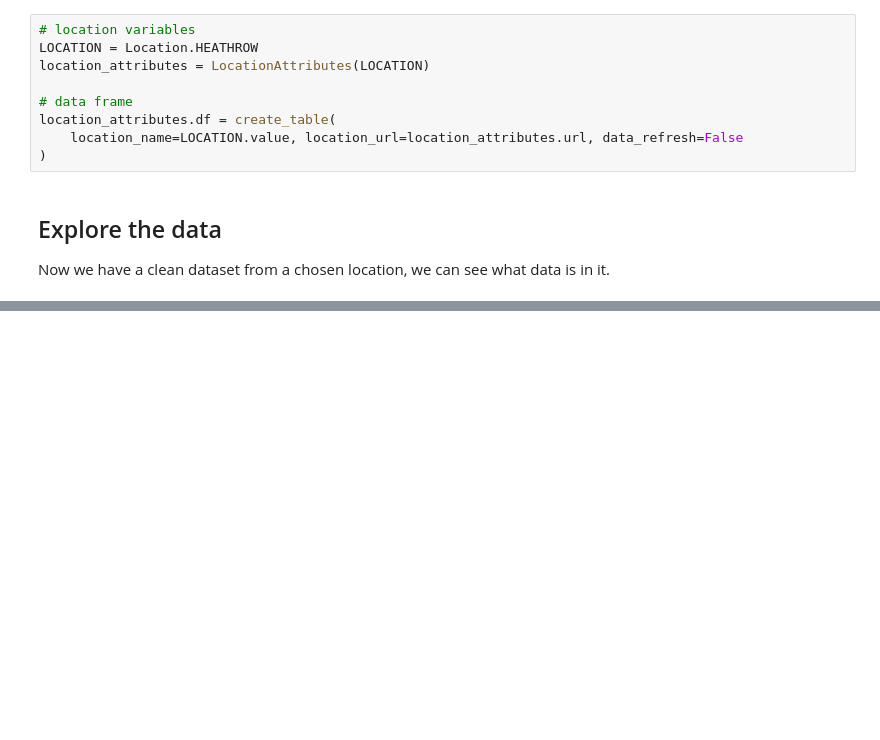
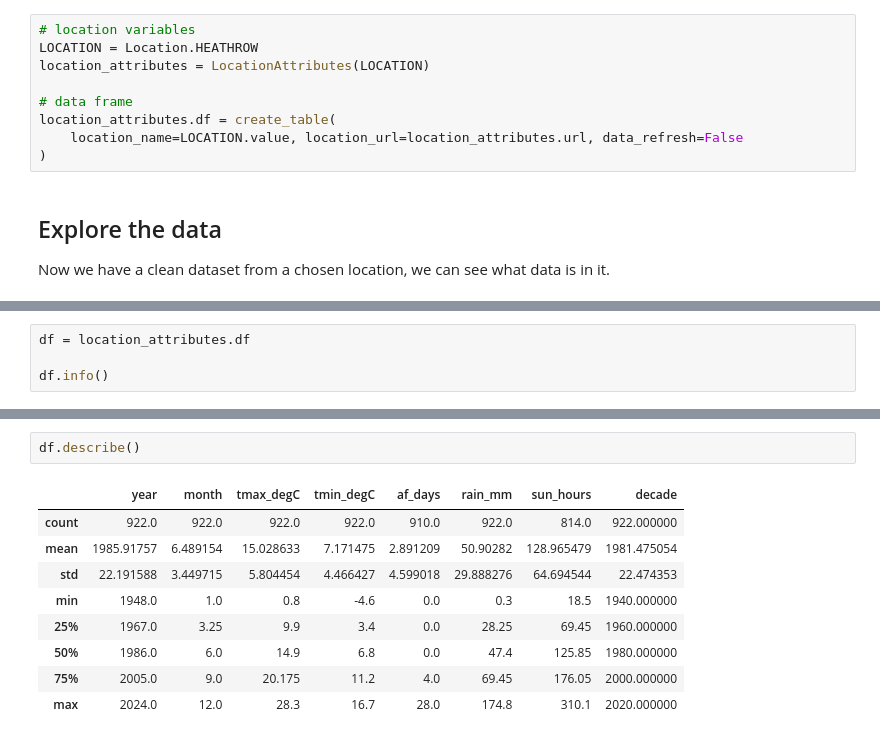
Before and after one commit to Heather-Tymms/uk_weather_analysis, a Jupyter notebook: source/nb2_exploratory_analysis.ipynb, the cells around one changed output, grey strips where cells are left out. Drawn from its saved outputs; the diff is of its cells as text; blank space fills up the shorter version.

```diff
--- a/source/nb2_exploratory_analysis.ipynb
+++ b/source/nb2_exploratory_analysis.ipynb
@@ -40,0 +54,4 @@ As we can see above, here are the columns in this dataset and what each of these
+# %%
+df = location_attributes.df
+
+df.info()
@@ -40,0 +76,12 @@ As we can see above, here are the columns in this dataset and what each of these
+# %%
+df.describe()
+# %% [output]
+|  | year | month | tmax_degC | tmin_degC | af_days | rain_mm | sun_hours | decade |
+| count | 922.0 | 922.0 | 922.0 | 922.0 | 910.0 | 922.0 | 814.0 | 922.000000 |
+| mean | 1985.91757 | 6.489154 | 15.028633 | 7.171475 | 2.891209 | 50.90282 | 128.965479 | 1981.475054 |
+| std | 22.191588 | 3.449715 | 5.804454 | 4.466427 | 4.599018 | 29.888276 | 64.694544 | 22.474353 |
+| min | 1948.0 | 1.0 | 0.8 | -4.6 | 0.0 | 0.3 | 18.5 | 1940.000000 |
+| 25% | 1967.0 | 3.25 | 9.9 | 3.4 | 0.0 | 28.25 | 69.45 | 1960.000000 |
+| 50% | 1986.0 | 6.0 | 14.9 | 6.8 | 0.0 | 47.4 | 125.85 | 1980.000000 |
+| 75% | 2005.0 | 9.0 | 20.175 | 11.2 | 4.0 | 69.45 | 176.05 | 2000.000000 |
+| max | 2024.0 | 12.0 | 28.3 | 16.7 | 28.0 | 174.8 | 310.1 | 2020.000000 |
```
Also changed, not shown: parts of 4 cells of this notebook, 4 other files.
